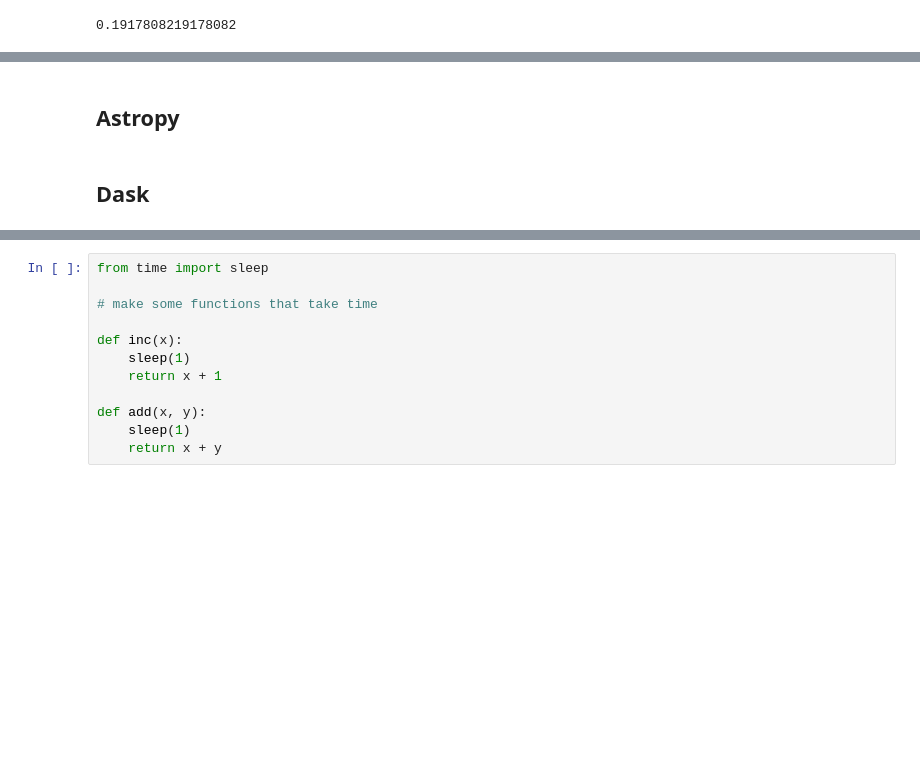
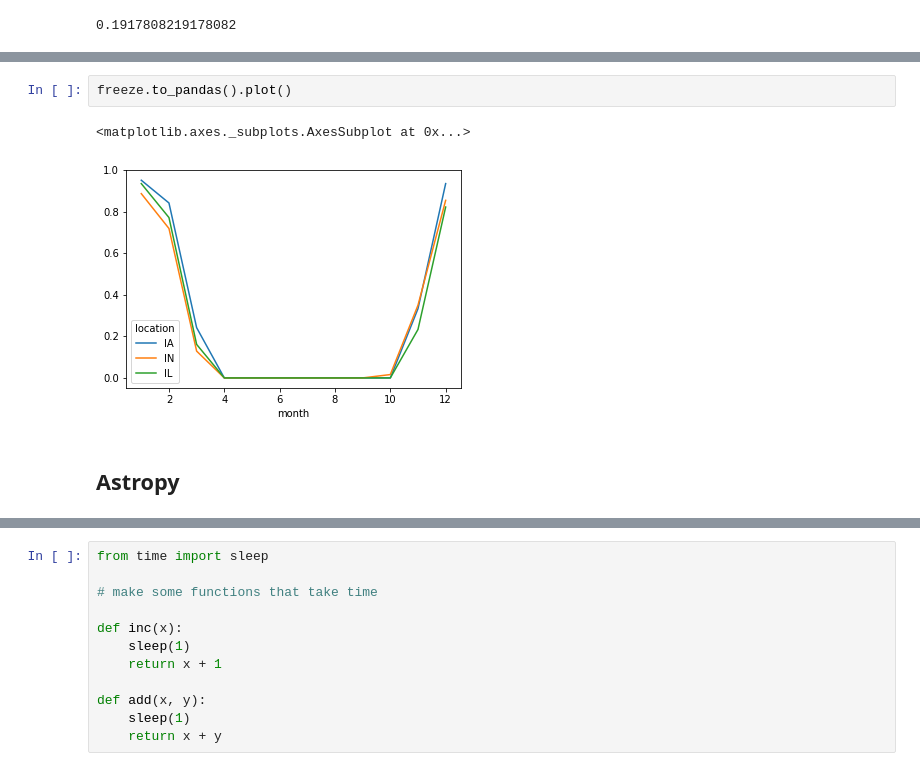
Before and after one commit to pmargani/pycon2018, a Jupyter notebook: Revisiting Python Data Analysis.ipynb, the cells around one changed output, grey strips where cells are left out. Saved outputs shown, nothing was run; the diff lists cells and outputs as text; blank space fills up the shorter version.

```diff
--- a/Revisiting Python Data Analysis.ipynb
+++ b/Revisiting Python Data Analysis.ipynb
@@ -381,4 +442,7 @@ subway.results.value_counts()['Fail'] / subway.results.value_counts()['Pass']
+# %%
+freeze.to_pandas().plot()
+# %% [output]
+<matplotlib.axes._subplots.AxesSubplot at 0x...>
+[figure, added]
 # %% [markdown]
 ## Astropy
-# %% [markdown]
-## Dask
```
Also changed, not shown: parts of 47 cells of this notebook.
